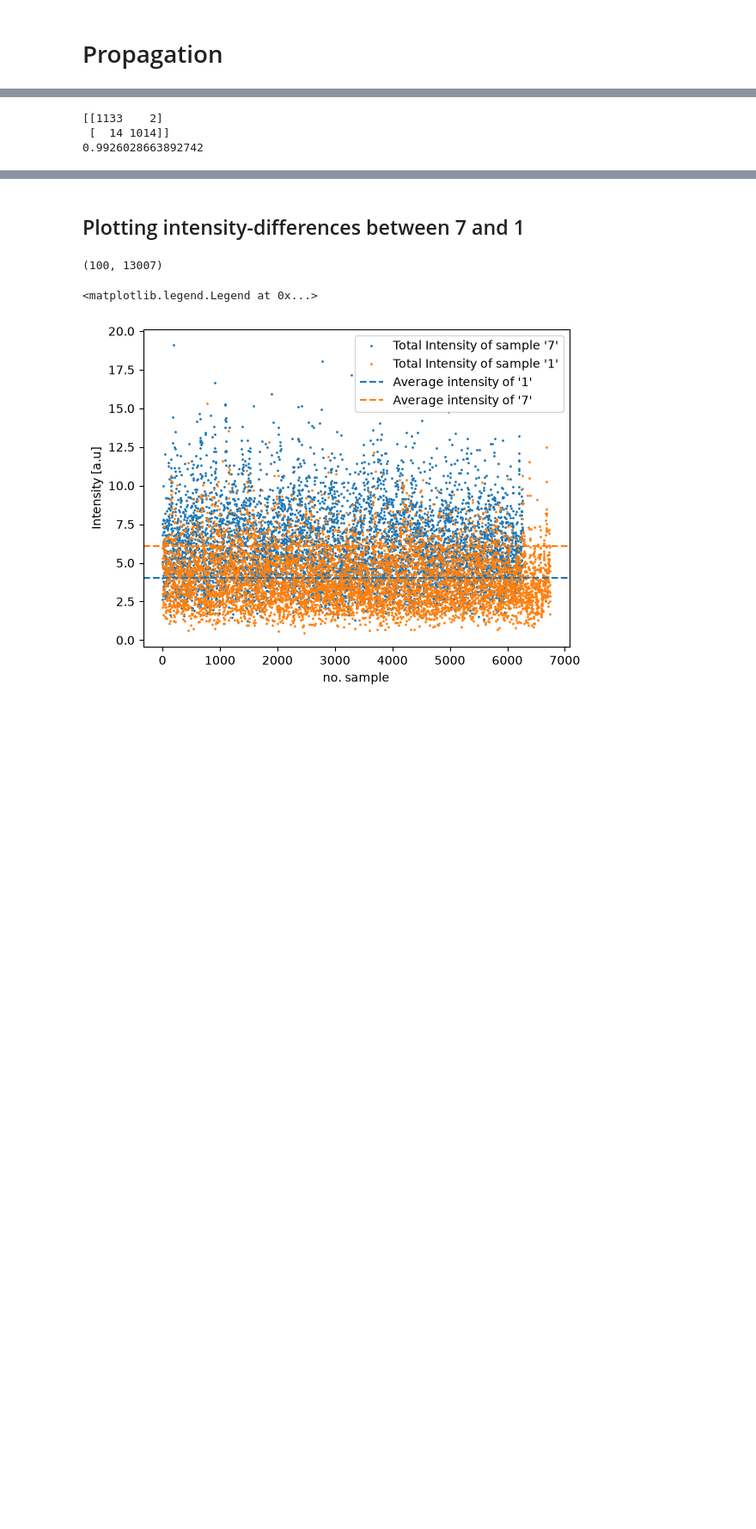
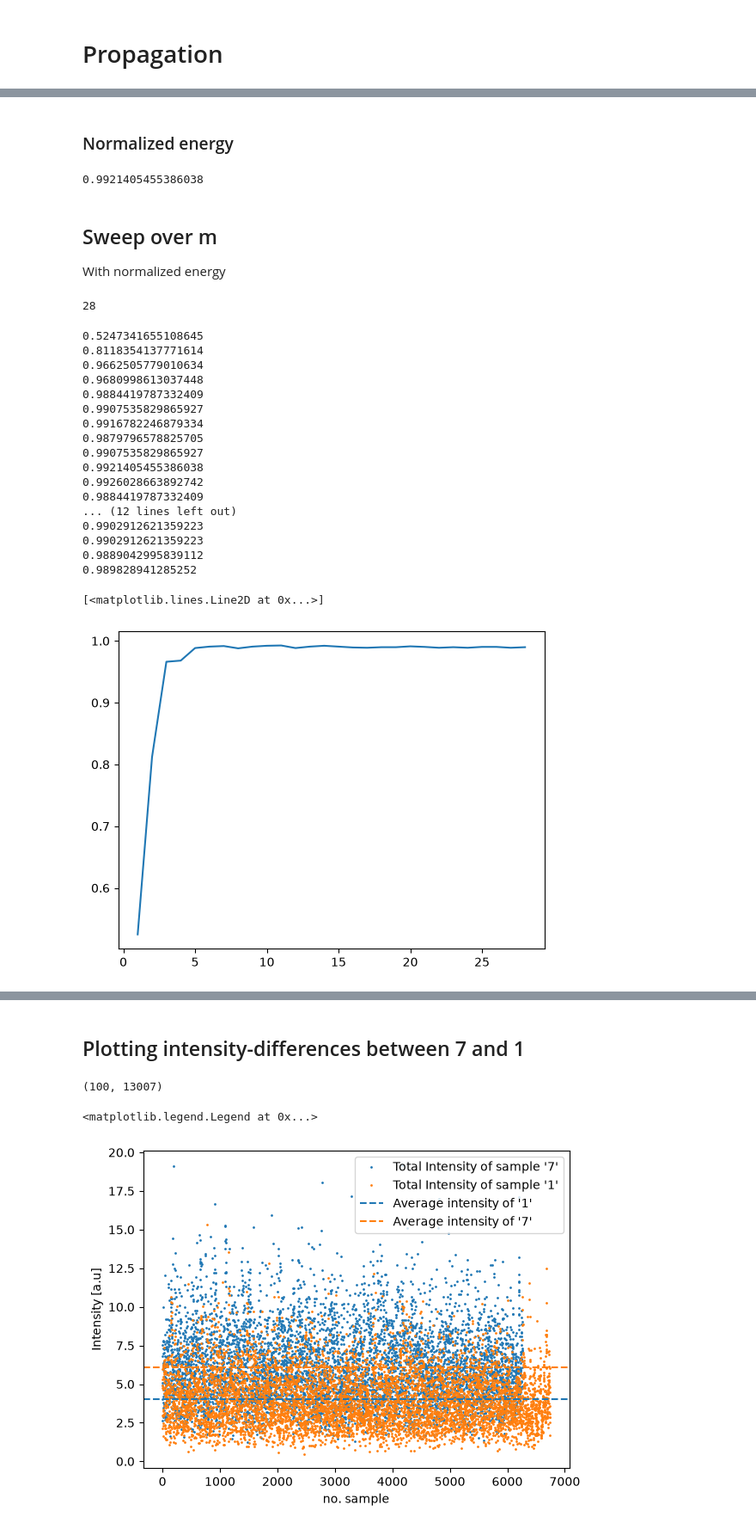
Before and after one commit to kaschdaniel/MANTIS, a Jupyter notebook: Debug.ipynb, the cells around one changed output, grey strips where cells are left out. Shown at 86% size. Saved outputs shown, nothing was run; the diff lists cells and outputs as text; code cells hidden in the pictures; blank space fills up the shorter version.

```diff
--- a/Debug.ipynb
+++ b/Debug.ipynb
@@ -166,22 +158,73 @@ print(np.mean(np.abs(E_X_Train[:,mask1])**2, axis=0))
+# %% [markdown]
+### Normalized energy
 # %%
 values = np.array([1,7]) #figures you want from the mnist dataset
 mode = "Testing" #Selects if you want the test-set ("Testing") or the training-set ("Training")
 number = None #Sets number of samples you want to get in total
 m = 10 #side length (pixel) of mnist image after downsampling
-theta = 1 #mysterious hyper parameter for amplitude scaling
+theta_enc = 1 #mysterious hyper parameter for amplitude scaling
 norm_energy = True #Bool for if energy of encoded image should be normalized or not
 seed = None #Random seed to control random choice of number -pictures out of the available ones,
             #seed = None leads to random results for each iteration
 
-E_X_Train, Y_Train = get_data(values, "Training", number, m, theta, norm_energy, seed) #E_X are the flattened arrays of the encoded mnist images (complex valued),
+E_X_Train, Y_Train = get_data(values, "Training", number, m, theta_enc, norm_energy, seed) #E_X are the flattened arrays of the encoded mnist images (complex valued),
+                                                                  #Y are the referring labels
+#plt.matshow(np.real(E_X_Train[:,2]).reshape((28,28)))
+E_X_Test, Y_Test = get_data(values, "Testing", number, m, theta_enc, norm_energy, seed) #E_X are the flattened arrays of the encoded mnist images (complex valued),
                                                                   #Y are the referring labels
 
-E_X_Test, Y_Test = get_data(values, "Testing", number, m, theta, norm_energy, seed) #E_X are the flattened arrays of the encoded mnist images (complex valued),
-                                                                  #Y are the referring labels
-
-theta, y_predict, accuracy = linear_regression(E_X_Train.T, Y_Train, E_X_Test.T, Y_Test)
-print(accuracy)
+theta, y_pred, accuracy_val, conf_matrix = linear_regression(E_X_Train.T, Y_Train, E_X_Test.T, Y_Test)
+print(accuracy_val)
 # %% [output]
-[[1133    2]
- [  14 1014]]
-0.9926028663892742
+0.9921405455386038
+# %% [markdown]
+## Sweep over m
+With normalized energy
+# %%
+print(np.size(np.arange(1,29,1)))
+# %% [output]
+28
+# %%
+values = np.array([1,7]) #figures you want from the mnist dataset
+mode = "Testing" #Selects if you want the test-set ("Testing") or the training-set ("Training")
+number = None #Sets number of samples you want to get in total
+
+m_sweep = np.arange(1,29,1) #sweeping over side length (pixel) of mnist image (1 to 28)
+accuracies_sweep = np.zeros(28)
+
+theta_enc = 1 #mysterious hyper parameter for amplitude scaling
+norm_energy = True #Bool for if energy of encoded image should be normalized or not
+seed = None #Random seed to control random choice of number -pictures out of the available ones,
+            #seed = None leads to random results for each iteration
+for i,m in enumerate(m_sweep):
+    E_X_Train, Y_Train = get_data(values, "Training", number, m, theta_enc, norm_energy, seed) #E_X are the flattened arrays of the encoded mnist images (complex valued),
+                                                                    #Y are the referring labels
+    #plt.matshow(np.real(E_X_Train[:,2]).reshape((28,28)))
+    E_X_Test, Y_Test = get_data(values, "Testing", number, m, theta_enc, norm_energy, seed) #E_X are the flattened arrays of the encoded mnist images (complex valued),
+                                                                    #Y are the referring labels
+
+    theta, y_pred, accuracy_val, conf_matrix = linear_regression(E_X_Train.T, Y_Train, E_X_Test.T, Y_Test)
+    print(accuracy_val)
+    accuracies_sweep[i]=accuracy_val.copy()
+
+plt.plot(m_sweep, accuracies_sweep)
+# %% [output]
+0.5247341655108645
+0.8118354137771614
+0.9662505779010634
+0.9680998613037448
+0.9884419787332409
+0.9907535829865927
+0.9916782246879334
+0.9879796578825705
+0.9907535829865927
+0.9921405455386038
+0.9926028663892742
+0.9884419787332409
+... (12 lines left out)
+0.9902912621359223
+0.9902912621359223
+0.9889042995839112
+0.989828941285252
+[<matplotlib.lines.Line2D at 0x...>]
+[figure, added]
```
Also changed, not shown: parts of 9 cells of this notebook, 1 other file.
